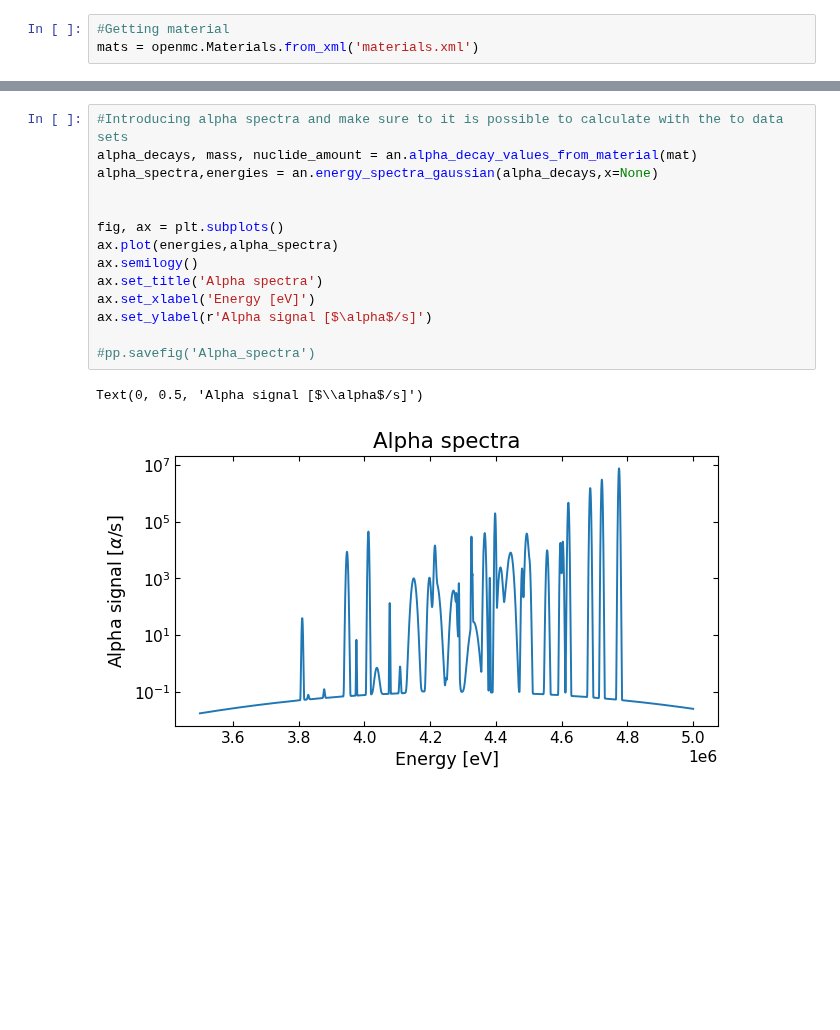
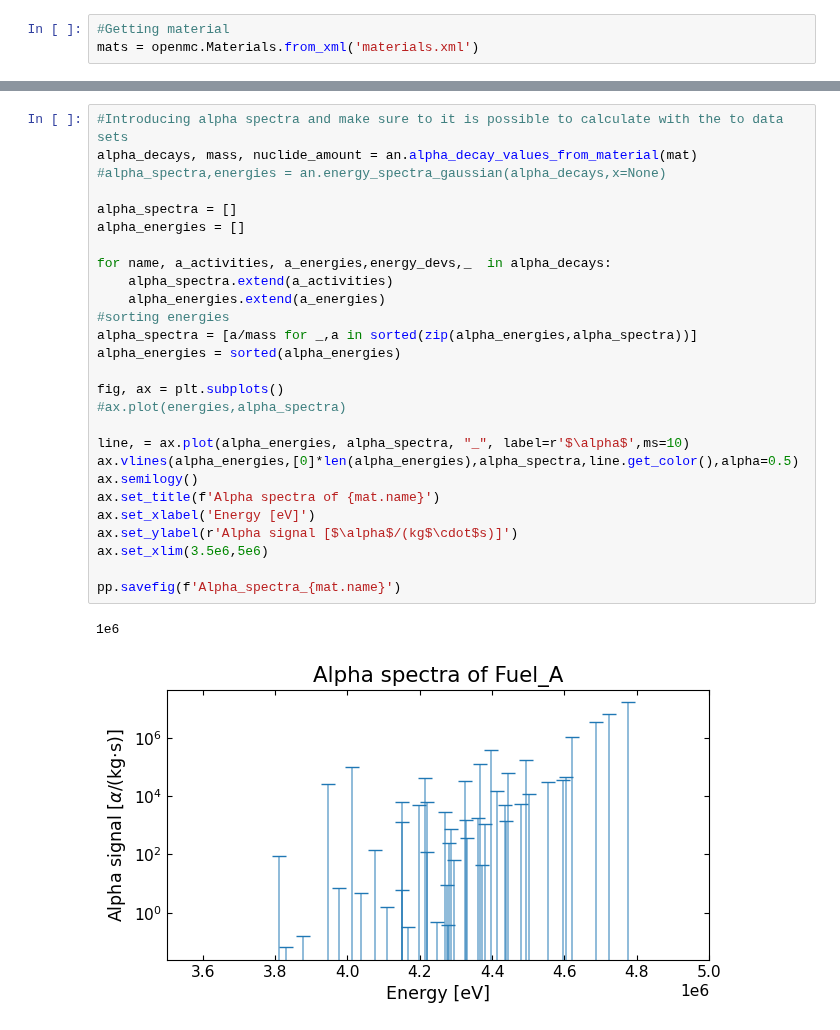
Before and after one commit to EmilEskol/Speciale, a Jupyter notebook: 4Neutron_spectrum_from_alpha_N.ipynb, the cells around one changed output, grey strips where cells are left out. Drawn from its saved outputs; the diff is of its cells as text; blank space fills up the shorter version.

```diff
--- a/4Neutron_spectrum_from_alpha_N.ipynb
+++ b/4Neutron_spectrum_from_alpha_N.ipynb
@@ -87,20 +87,33 @@ print(stop_spline_data[0:10])
 # %%
 #Introducing alpha spectra and make sure to it is possible to calculate with the to data sets
 alpha_decays, mass, nuclide_amount = an.alpha_decay_values_from_material(mat)
-alpha_spectra,energies = an.energy_spectra_gaussian(alpha_decays,x=None)
+#alpha_spectra,energies = an.energy_spectra_gaussian(alpha_decays,x=None)
 
+alpha_spectra = []
+alpha_energies = []
+
+for name, a_activities, a_energies,energy_devs,_  in alpha_decays:
+    alpha_spectra.extend(a_activities)
+    alpha_energies.extend(a_energies)
+#sorting energies
+alpha_spectra = [a/mass for _,a in sorted(zip(alpha_energies,alpha_spectra))]
+alpha_energies = sorted(alpha_energies)
 
 fig, ax = plt.subplots()
-ax.plot(energies,alpha_spectra)
+#ax.plot(energies,alpha_spectra)
+
+line, = ax.plot(alpha_energies, alpha_spectra, "_", label=r'$\alpha$',ms=10)
+ax.vlines(alpha_energies,[0]*len(alpha_energies),alpha_spectra,line.get_color(),alpha=0.5)
 ax.semilogy()
-ax.set_title('Alpha spectra')
+ax.set_title(f'Alpha spectra of {mat.name}')
 ax.set_xlabel('Energy [eV]')
-ax.set_ylabel(r'Alpha signal [$\alpha$/s]')
+ax.set_ylabel(r'Alpha signal [$\alpha$/(kg$\cdot$s)]')
+ax.set_xlim(3.5e6,5e6)
 
-#pp.savefig('Alpha_spectra')
+pp.savefig(f'Alpha_spectra_{mat.name}')
 # %% [output]
-Text(0, 0.5, 'Alpha signal [$\\alpha$/s]')
+1e6
-[figure, old version]
+[figure, new version]
 # %%
 
 #Also possible with .tendl files seems jendl is better but tendl is more exstensive
```
Also changed, not shown: parts of 5 cells of this notebook, 2 other files.
